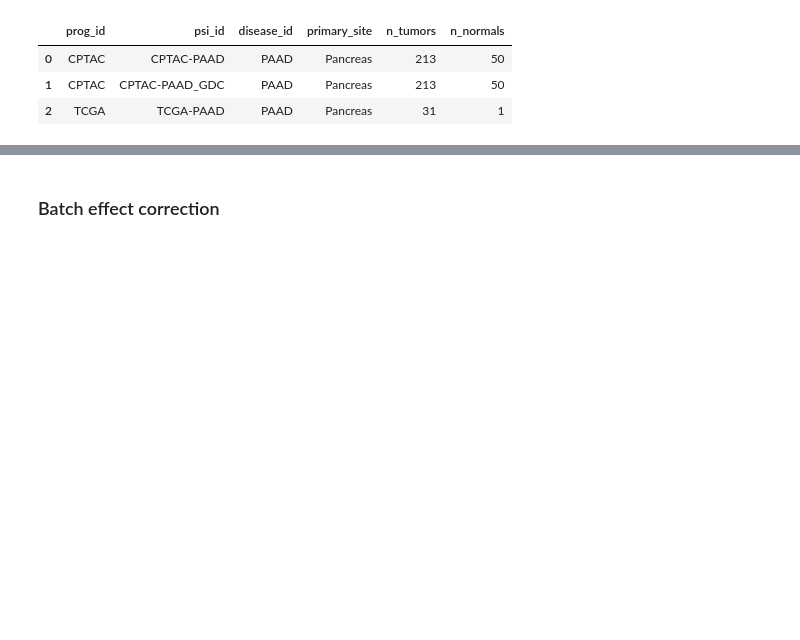
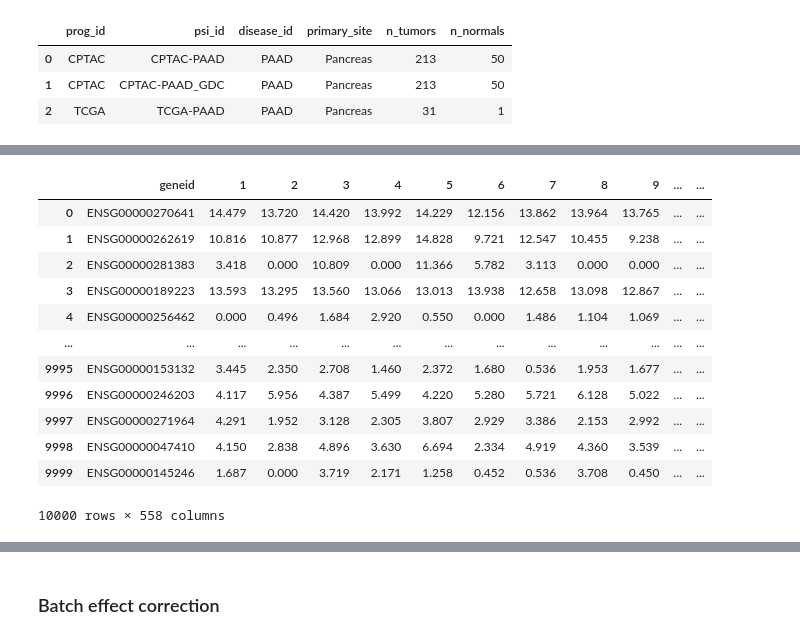
Before and after one commit to flalix/perturb_agent, a Jupyter notebook: notebooks/mtp_TCGA_55_PSI_all_PAADs_calc_all_Cluster_DEGs.ipynb, the cells around one changed output, grey strips where cells are left out. Drawn from its saved outputs; the diff is of its cells as text; code cells hidden in the pictures; blank space fills up the shorter version.

```diff
--- a/notebooks/mtp_TCGA_55_PSI_all_PAADs_calc_all_Cluster_DEGs.ipynb
+++ b/notebooks/mtp_TCGA_55_PSI_all_PAADs_calc_all_Cluster_DEGs.ipynb
@@ -203,0 +213,17 @@ df_summ
+# %%
+force=False
+verbose=False
+
+perc_min_samples=0.25; top_n=10_000
+
+df_sel, df_cpm, df_gene_annot = gdc.calc_expression_and_batch(dfn_tumor=dfn_tumor, group='Tumor',
+                                                           perc_min_samples=perc_min_samples, top_n=top_n,
+                                                           force=force, verbose=verbose)
+
+dfn, df_gene_annot = gdc.calc_cpm_merge_turmor_and_normal(dfn_tumor=dfn_tumor, dfn_normal=dfn_normal,
+                                                                   perc_min_samples=perc_min_samples, top_n=top_n,
+                                                                   force=force, verbose=verbose)
+
+dfall = gdc.dfall
+print(dfn.shape, dfall.shape)
+dfall.tail(3)
@@ -203,0 +237,16 @@ df_summ
+# %%
+dfn
+# %% [output]
+|  | geneid | 1 | 2 | 3 | 4 | 5 | 6 | 7 | 8 | 9 | ... | ... |
+| 0 | ENSG00000270641 | 14.479 | 13.720 | 14.420 | 13.992 | 14.229 | 12.156 | 13.862 | 13.964 | 13.765 | ... | ... |
+| 1 | ENSG00000262619 | 10.816 | 10.877 | 12.968 | 12.899 | 14.828 | 9.721 | 12.547 | 10.455 | 9.238 | ... | ... |
+| 2 | ENSG00000281383 | 3.418 | 0.000 | 10.809 | 0.000 | 11.366 | 5.782 | 3.113 | 0.000 | 0.000 | ... | ... |
+| 3 | ENSG00000189223 | 13.593 | 13.295 | 13.560 | 13.066 | 13.013 | 13.938 | 12.658 | 13.098 | 12.867 | ... | ... |
+| 4 | ENSG00000256462 | 0.000 | 0.496 | 1.684 | 2.920 | 0.550 | 0.000 | 1.486 | 1.104 | 1.069 | ... | ... |
+| ... | ... | ... | ... | ... | ... | ... | ... | ... | ... | ... | ... | ... |
+| 9995 | ENSG00000153132 | 3.445 | 2.350 | 2.708 | 1.460 | 2.372 | 1.680 | 0.536 | 1.953 | 1.677 | ... | ... |
+| 9996 | ENSG00000246203 | 4.117 | 5.956 | 4.387 | 5.499 | 4.220 | 5.280 | 5.721 | 6.128 | 5.022 | ... | ... |
+| 9997 | ENSG00000271964 | 4.291 | 1.952 | 3.128 | 2.305 | 3.807 | 2.929 | 3.386 | 2.153 | 2.992 | ... | ... |
+| 9998 | ENSG00000047410 | 4.150 | 2.838 | 4.896 | 3.630 | 6.694 | 2.334 | 4.919 | 4.360 | 3.539 | ... | ... |
+| 9999 | ENSG00000145246 | 1.687 | 0.000 | 3.719 | 2.171 | 1.258 | 0.452 | 0.536 | 3.708 | 0.450 | ... | ... |
+10000 rows × 558 columns
```
Also changed, not shown: parts of 9 cells of this notebook, 6 other files.
